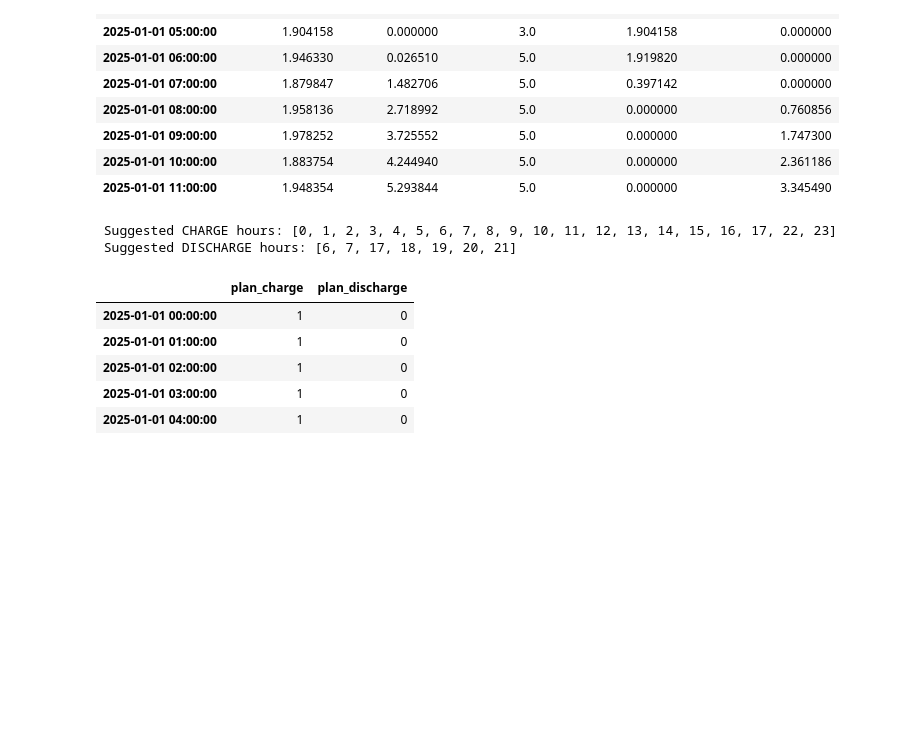
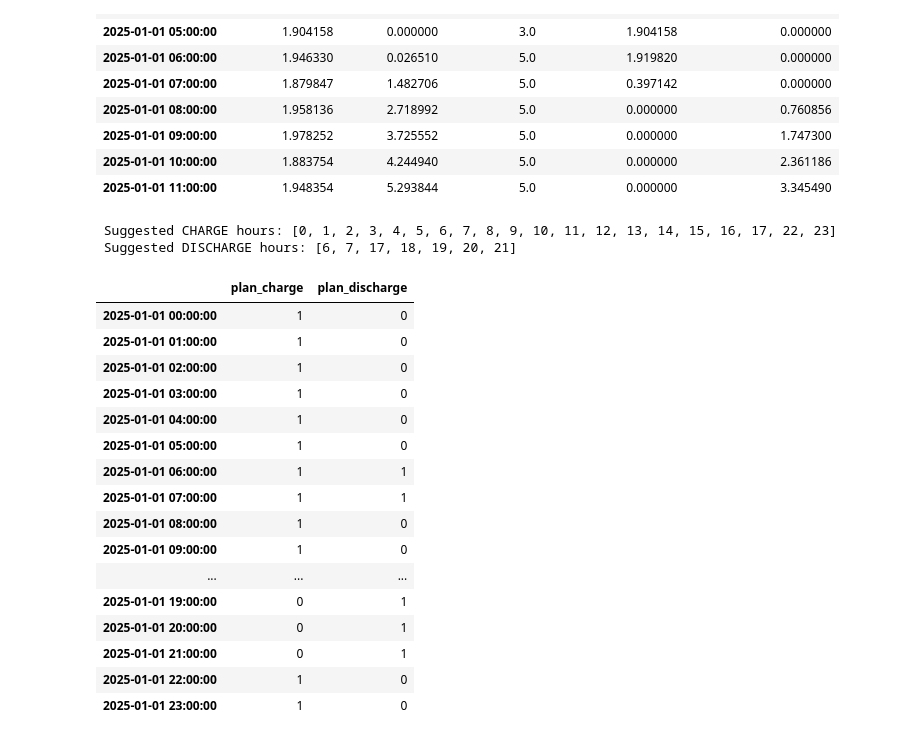
Before and after one commit to AkhilPadma/Decentralization-of-Energy-Using-PV-Batteries-, a Jupyter notebook: DER.ipynb, the cells around one changed output. Drawn from its saved outputs; the diff is of its cells as text; code cells hidden in the pictures; blank space fills up the shorter version.

```diff
--- a/DER.ipynb
+++ b/DER.ipynb
@@ -287,5 +290,6 @@ def baseline_bill(df, demand_rate_map, price_col="price"):
             "total": energy_cost + demand_cost}
 # %%
 baseline = baseline_bill(data, demand_rate_map, price_col="Tariff_Rs_per_kWh")
+baseline = pd.Series(baseline)
 baseline
 # %% [output]
@@ -968,31 +1002,42 @@ forecast_next_day.head(12)
 # %%
 def suggest_plan(day_df, charge_frac=0.35, discharge_frac=0.25):
     # Cheapest ~35% hours to charge; priciest ~25% to discharge
     q_low  = day_df["forecast_price"].quantile(charge_frac)
     q_high = day_df["forecast_price"].quantile(1 - discharge_frac)
 
     charge_hours = day_df.index[
         (day_df["forecast_pv_surplus_kw"] > 0) | (day_df["forecast_price"] <= q_low)
     ]
     discharge_hours = day_df.index[
         (day_df["forecast_price"] >= q_high) & (day_df["forecast_net_load_kw"] > 0)
     ]
     return sorted(set(charge_hours.hour)), sorted(set(discharge_hours.hour))
 
 ch_hrs, dis_hrs = suggest_plan(forecast_next_day)
 print(" Suggested CHARGE hours:", ch_hrs)
 print(" Suggested DISCHARGE hours:", dis_hrs)
 
 plan_flags = pd.DataFrame(index=forecast_next_day.index)
 plan_flags["plan_charge"]    = plan_flags.index.hour.isin(ch_hrs).astype(int)
 plan_flags["plan_discharge"] = plan_flags.index.hour.isin(dis_hrs).astype(int)
-plan_flags.head()
+plan_flags.head(24)
 # %% [output]
  Suggested CHARGE hours: [0, 1, 2, 3, 4, 5, 6, 7, 8, 9, 10, 11, 12, 13, 14, 15, 16, 17, 22, 23]
  Suggested DISCHARGE hours: [6, 7, 17, 18, 19, 20, 21]
 |  | plan_charge | plan_discharge |
 | 2025-01-01 00:00:00 | 1 | 0 |
 | 2025-01-01 01:00:00 | 1 | 0 |
 | 2025-01-01 02:00:00 | 1 | 0 |
 | 2025-01-01 03:00:00 | 1 | 0 |
 | 2025-01-01 04:00:00 | 1 | 0 |
+| 2025-01-01 05:00:00 | 1 | 0 |
+| 2025-01-01 06:00:00 | 1 | 1 |
+| 2025-01-01 07:00:00 | 1 | 1 |
+| 2025-01-01 08:00:00 | 1 | 0 |
+| 2025-01-01 09:00:00 | 1 | 0 |
+| ... | ... | ... |
+| 2025-01-01 19:00:00 | 0 | 1 |
+| 2025-01-01 20:00:00 | 0 | 1 |
+| 2025-01-01 21:00:00 | 0 | 1 |
+| 2025-01-01 22:00:00 | 1 | 0 |
+| 2025-01-01 23:00:00 | 1 | 0 |
```
Also changed, not shown: parts of 7 cells of this notebook.
